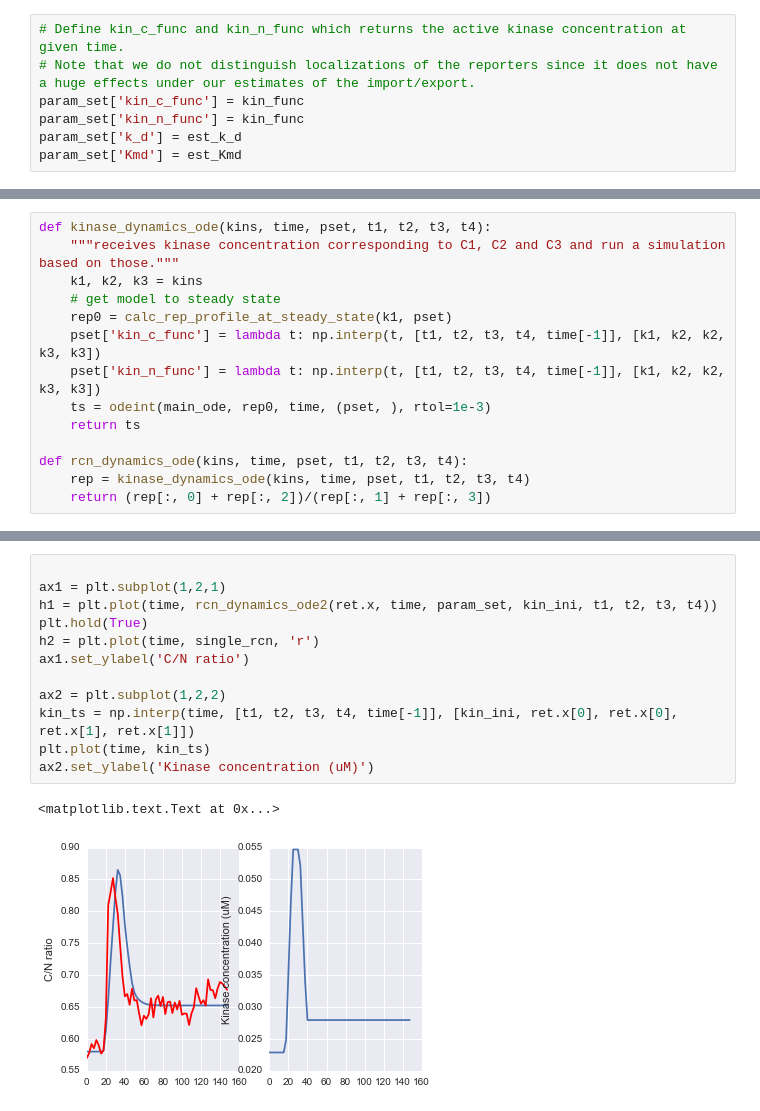
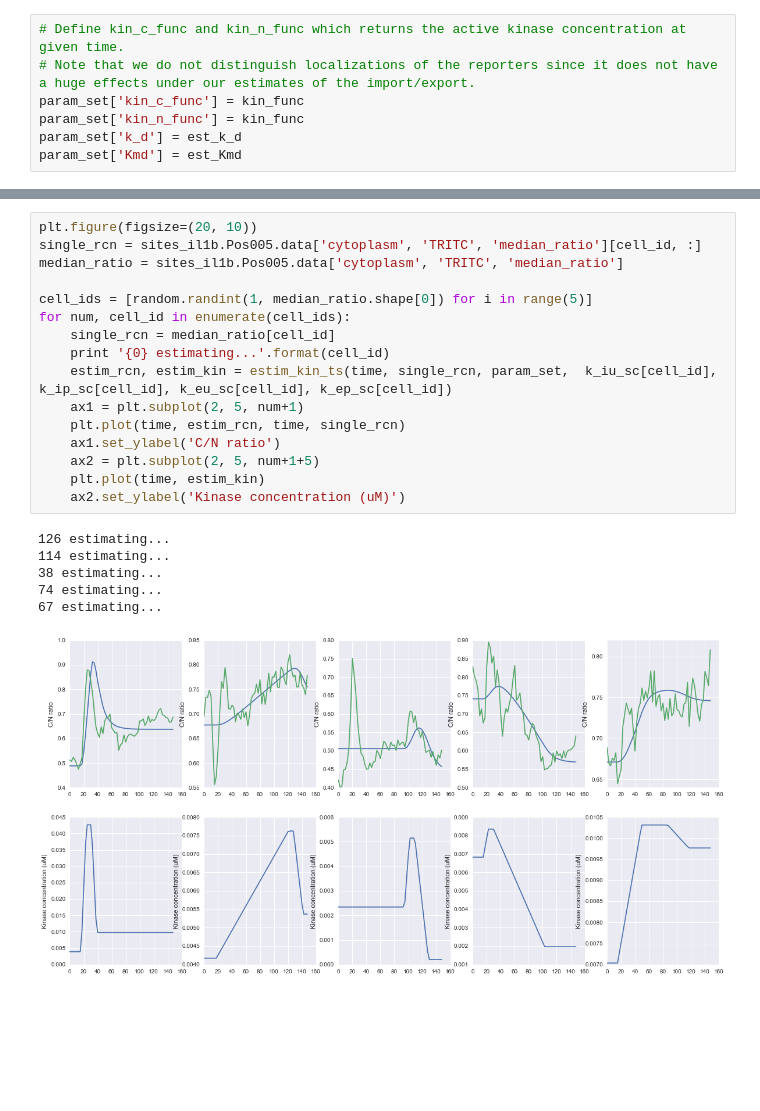
Before and after one commit to macklin/covertrace, a Jupyter notebook: doc/jupyter_examples/KTRProtocol.ipynb, the cells around one changed output, grey strips where cells are left out. Drawn from its saved outputs; the diff is of its cells as text; blank space fills up the shorter version.

```diff
--- a/doc/jupyter_examples/KTRProtocol.ipynb
+++ b/doc/jupyter_examples/KTRProtocol.ipynb
@@ -526,14 +514,0 @@ ax2.set_ylabel('Kinase concentration (uM)')
-# %%
-def kinase_dynamics_ode(kins, time, pset, t1, t2, t3, t4):
-    """receives kinase concentration corresponding to C1, C2 and C3 and run a simulation based on those."""
-    k1, k2, k3 = kins
-    # get model to steady state
-    rep0 = calc_rep_profile_at_steady_state(k1, pset)
-    pset['kin_c_func'] = lambda t: np.interp(t, [t1, t2, t3, t4, time[-1]], [k1, k2, k2, k3, k3])
-    pset['kin_n_func'] = lambda t: np.interp(t, [t1, t2, t3, t4, time[-1]], [k1, k2, k2, k3, k3])
-    ts = odeint(main_ode, rep0, time, (pset, ), rtol=1e-3)
-    return ts
-
-def rcn_dynamics_ode(kins, time, pset, t1, t2, t3, t4):
-    rep = kinase_dynamics_ode(kins, time, pset, t1, t2, t3, t4)
-    return (rep[:, 0] + rep[:, 2])/(rep[:, 1] + rep[:, 3])
@@ -570,15 +537,23 @@ ret = minimize(func, x0=(kin_ini*3, kin_ini*2), constraints=cons, method='COBYLA
-# %%
-
-ax1 = plt.subplot(1,2,1)
-h1 = plt.plot(time, rcn_dynamics_ode2(ret.x, time, param_set, kin_ini, t1, t2, t3, t4))
-plt.hold(True)
-h2 = plt.plot(time, single_rcn, 'r')
-ax1.set_ylabel('C/N ratio')
-
-ax2 = plt.subplot(1,2,2)
-kin_ts = np.interp(time, [t1, t2, t3, t4, time[-1]], [kin_ini, ret.x[0], ret.x[0], ret.x[1], ret.x[1]])
-plt.plot(time, kin_ts)
-ax2.set_ylabel('Kinase concentration (uM)')
-# %% [output]
-<matplotlib.text.Text at 0x...>
-[figure, removed]
+# %%
+plt.figure(figsize=(20, 10))
+single_rcn = sites_il1b.Pos005.data['cytoplasm', 'TRITC', 'median_ratio'][cell_id, :]
+median_ratio = sites_il1b.Pos005.data['cytoplasm', 'TRITC', 'median_ratio']
+
+cell_ids = [random.randint(1, median_ratio.shape[0]) for i in range(5)]
+for num, cell_id in enumerate(cell_ids):
+    single_rcn = median_ratio[cell_id]
+    print '{0} estimating...'.format(cell_id)
+    estim_rcn, estim_kin = estim_kin_ts(time, single_rcn, param_set,  k_iu_sc[cell_id], k_ip_sc[cell_id], k_eu_sc[cell_id], k_ep_sc[cell_id])
+    ax1 = plt.subplot(2, 5, num+1)
+    plt.plot(time, estim_rcn, time, single_rcn)
+    ax1.set_ylabel('C/N ratio')
+    ax2 = plt.subplot(2, 5, num+1+5)
+    plt.plot(time, estim_kin)
+    ax2.set_ylabel('Kinase concentration (uM)')
+# %% [output]
+126 estimating...
+114 estimating...
+38 estimating...
+74 estimating...
+67 estimating...
+[figure, added]
```
Also changed, not shown: parts of 15 cells of this notebook.
